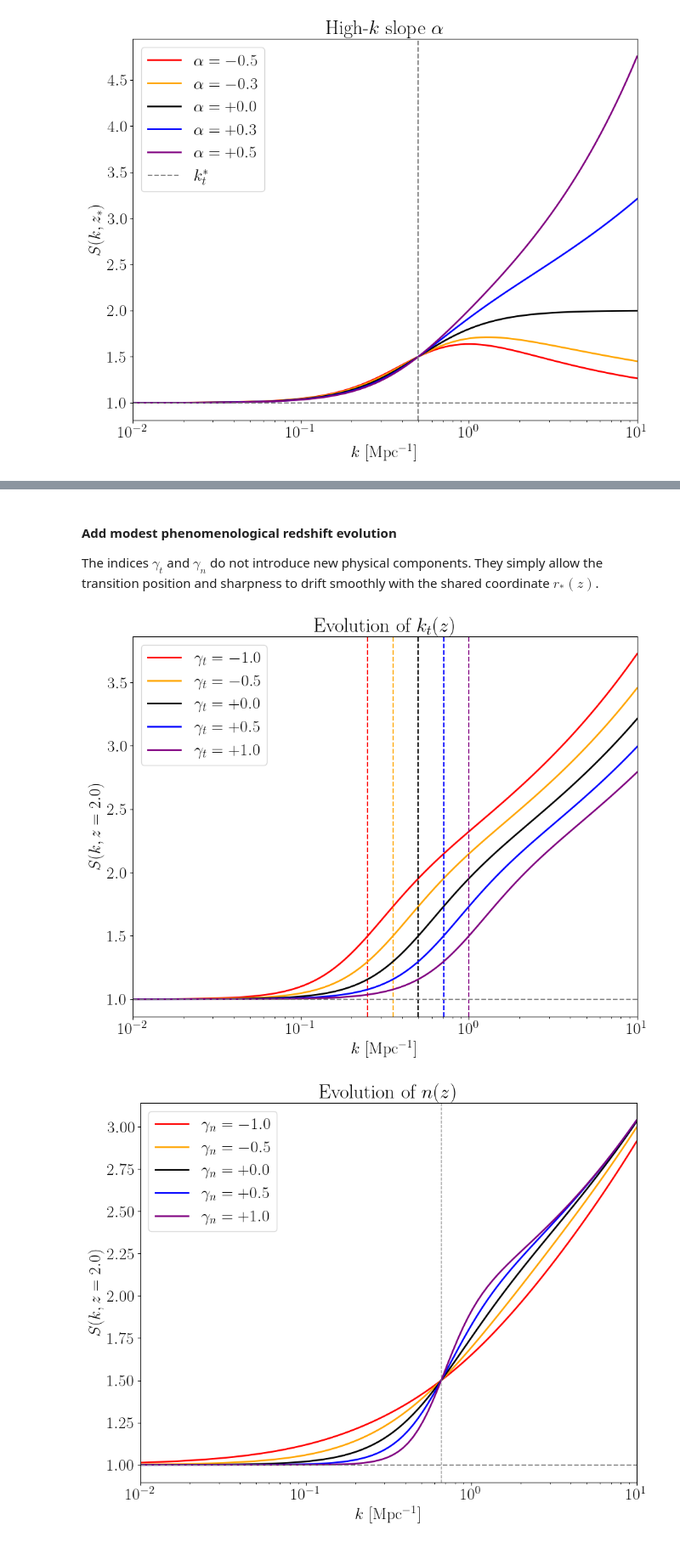
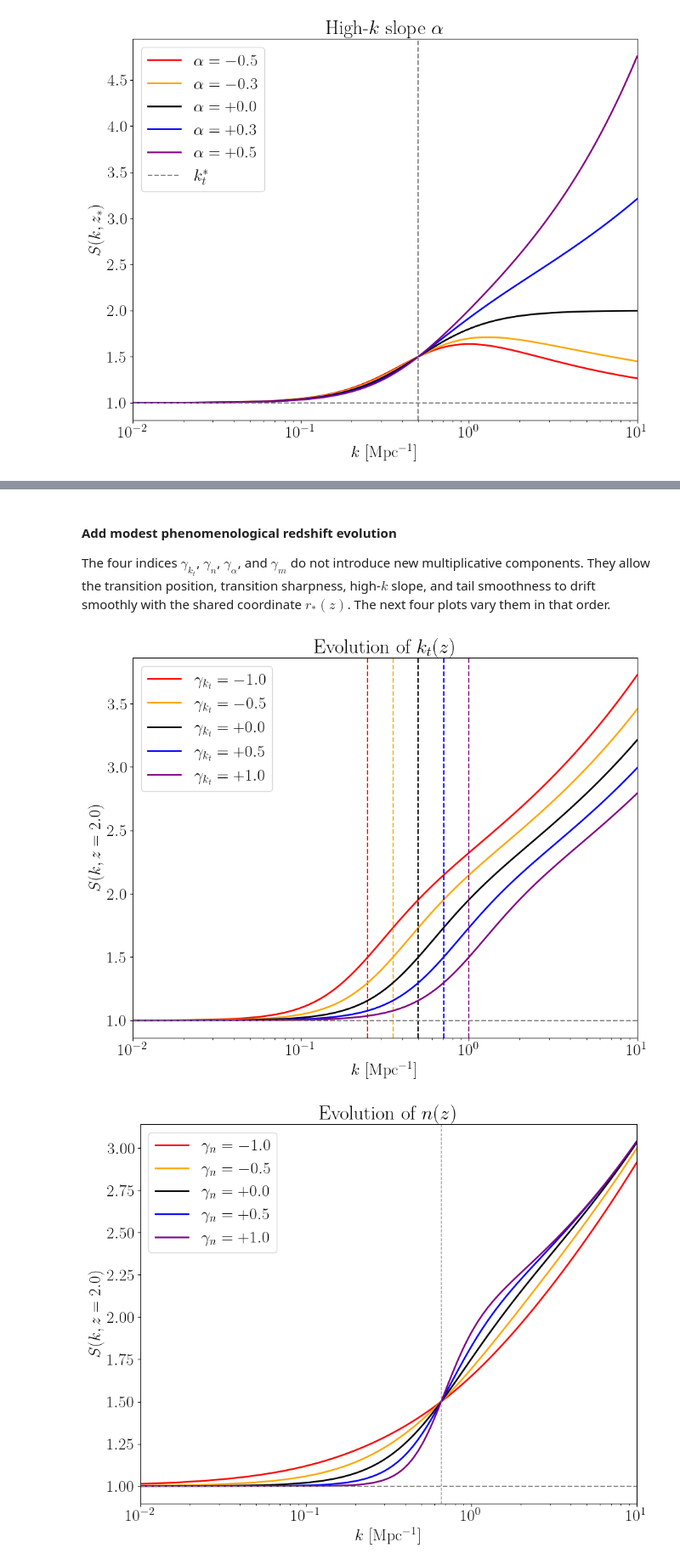
Before and after one commit to CosmoCloudZhang/IAFlowCloud, a Jupyter notebook: Code/NLA.ipynb, the cells around one changed output, grey strips where cells are left out. Shown at 85% size. Saved outputs shown, nothing was run; the diff lists cells and outputs as text; code cells hidden in the pictures.

```diff
--- a/Code/NLA.ipynb
+++ b/Code/NLA.ipynb
@@ -663,7 +673,7 @@ shape $(N_z,N_k)$.
 Vary $q$ while holding the transition and high-$k$ tail fixed. The $q=0$ curve is
 exactly scale-independent NLA.
 # %%
-q_list = [0.0, 0.5, 1.0, 1.5, 2.0]
+q_list = [0.5, 1.0, 1.5, 2.0, 2.5]
 
 figure, plot = pyplot.subplots(figsize=(10, 8))
 
@@ -882,7 +892,7 @@ figure.savefig(figure_path / "Scale_High_K_Slope.pdf", dpi=512, bbox_inches="tig
 # %% [output]
 [figure]
 # %%
-m_list = [1.0, 2.0, 3.0, 4.0, 5.0]
+m_list = [1.0, 1.5, 2.0, 3.0, 4.0]
 alpha_for_m = 0.5
 
 figure, plot = pyplot.subplots(figsize=(10, 8))
@@ -936,9 +946,10 @@ figure.savefig(figure_path / "Scale_Tail_Smoothness.pdf", dpi=512, bbox_inches="
 # %% [markdown]
 #### Add modest phenomenological redshift evolution
 
-The indices $\gamma_t$ and $\gamma_n$ do not introduce new physical components.
-They simply allow the transition position and sharpness to drift smoothly with
-the shared coordinate $r_\ast(z)$.
+The four indices $\gamma_{k_t}$, $\gamma_n$, $\gamma_\alpha$, and $\gamma_m$
+do not introduce new multiplicative components. They allow the transition position,
+transition sharpness, high-$k$ slope, and tail smoothness to drift smoothly with
+the shared coordinate $r_\ast(z)$. The next four plots vary them in that order.
 # %%
 z_high = 2.0
 gamma_list = [-1.0, -0.5, 0.0, 0.5, 1.0]
@@ -964,39 +975,39 @@ for gamma_t, colour in zip(gamma_list, colour_list):
         S_k_z[0],
         linewidth=2,
         color=colour,
-        label=rf"$\gamma_t={gamma_t:+}$",
+        label=rf"$\gamma_{{k_t}}={gamma_t:+}$",
         rasterized=True,
     )
 
     k_t_z = transition_wavenumber(
         z_high,
         k_t_star=k_t_star_fixed,
         gamma_t=gamma_t,
         z_star=Z_STAR,
     )
 
     plot.axvline(
         k_t_z,
         color=colour,
         linestyle="--",
         rasterized=True,
     )
 
 plot.axhline(1.0, color="grey", linestyle="--", rasterized=True)
 
 plot.set_xscale("log")
 plot.set_xlim(10 ** logk1, 10 ** logk2)
 
 plot.set_xlabel(r"$k$ [Mpc$^{-1}$]")
 plot.set_ylabel(rf"$S(k,z={z_high})$")
 
 plot.set_title(r"Evolution of $k_t(z)$")
 plot.legend()
 
 figure.tight_layout()
 figure.savefig(figure_path / "Transition_Wavenumber_Evolution.pdf", dpi=512, bbox_inches="tight")
 # %% [output]
-[figure, old version]
+[figure, new version]
 # %%
 figure, plot = pyplot.subplots(figsize=(10, 8))
 
```
Also changed, not shown: parts of 14 cells of this notebook, 4 other files.
